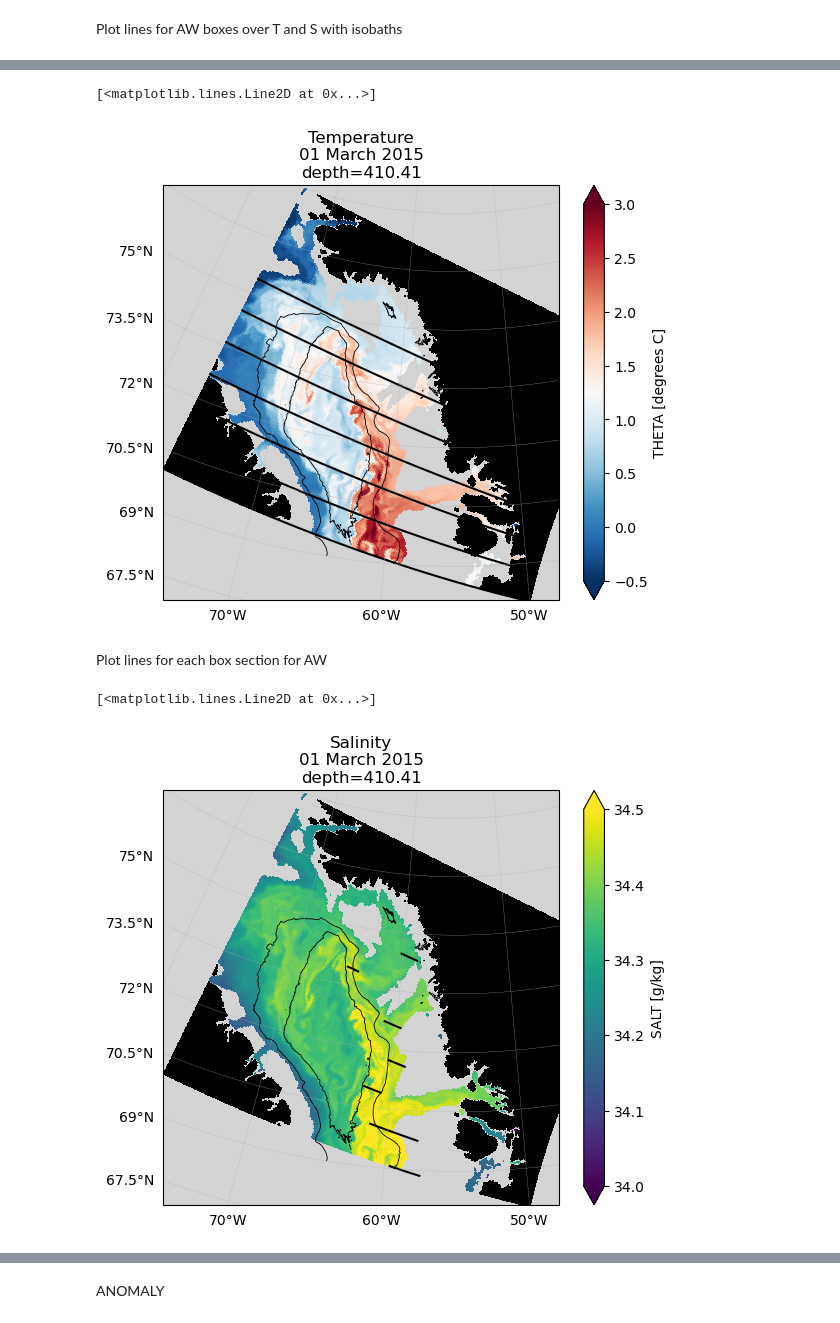
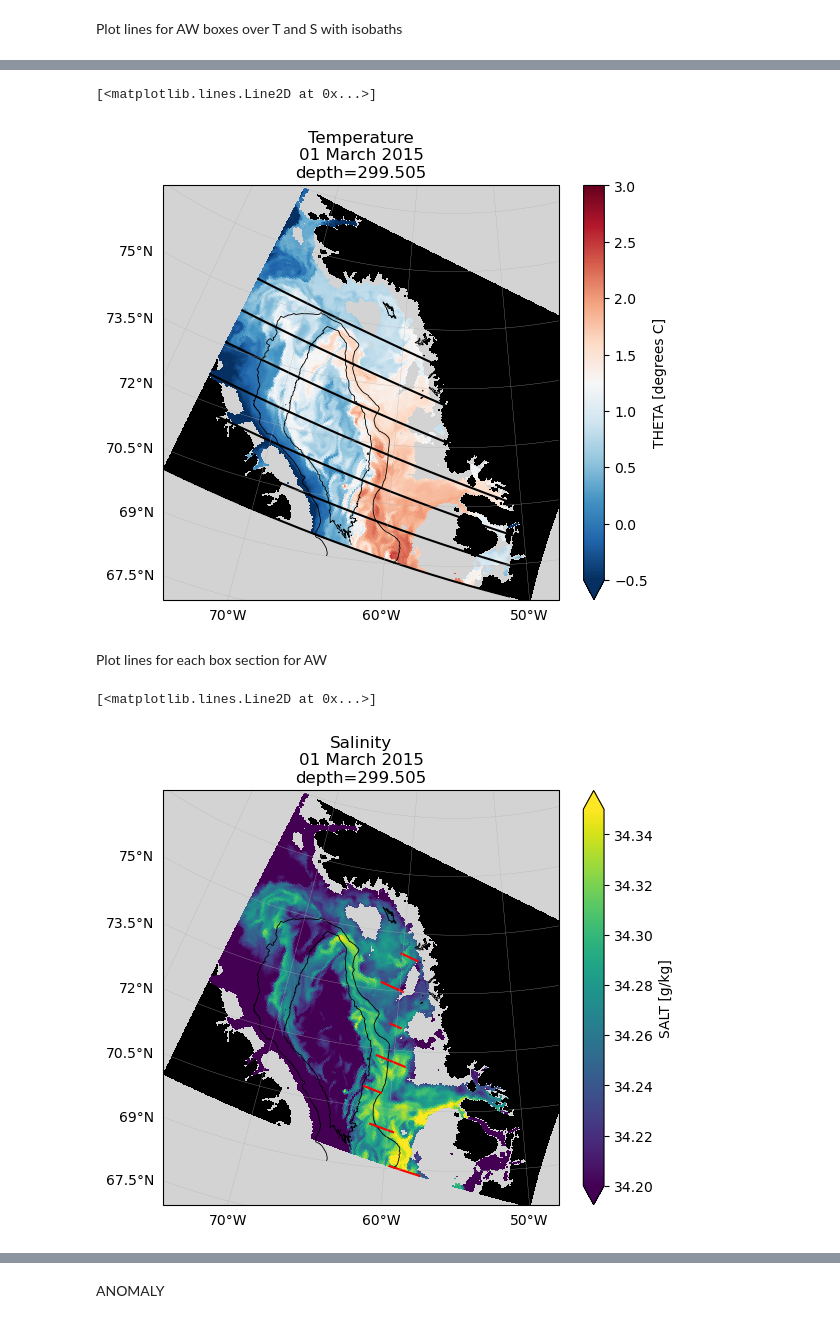
Before and after one commit to mjzahn/OMG_Narwhals_hydrography-manuscript, a Jupyter notebook: 02_analyses-and-plots/ecco_melville/02_ecco_melville_maps.ipynb, the cells around one changed output, grey strips where cells are left out. Saved outputs shown, nothing was run; the diff lists cells and outputs as text; code cells hidden in the pictures.

```diff
--- a/02_analyses-and-plots/ecco_melville/02_ecco_melville_maps.ipynb
+++ b/02_analyses-and-plots/ecco_melville/02_ecco_melville_maps.ipynb
@@ -127,10 +94,10 @@ land_mask.to_netcdf(output_dir + "land_mask_latlon.nc")
 Open subsets
 # %%
 output_dir = "C:/Users/marie/Documents/PhD/Chapter_3/OMG_manuscript_Github/OMG_Narwhals_hydrography-manuscript/02_analyses-and-plots/ecco_melville/slices_nc/"
-theta_400m = xr.open_dataset(output_dir + "theta_201503_400m.nc")
-salt_400m = xr.open_dataset(output_dir + "salt_201503_400m.nc")
+theta_300m = xr.open_dataset(output_dir + "theta_201503_300m.nc")
+salt_300m = xr.open_dataset(output_dir + "salt_201503_300m.nc")
 land_mask = xr.open_dataset(output_dir + "land_mask.nc")
 
-theta_201503_400m = xr.open_dataset(output_dir + "theta_201503_400m_latlon.nc")
-salt_201503_400m = xr.open_dataset(output_dir + "salt_201503_400m_latlon.nc")
+theta_201503_300m = xr.open_dataset(output_dir + "theta_201503_300m_latlon.nc")
+salt_201503_300m = xr.open_dataset(output_dir + "salt_201503_300m_latlon.nc")
 land_mask_latlon = xr.open_dataset(output_dir + "land_mask_latlon.nc")
@@ -194,10 +176,10 @@ salt_400m_coords = salt_400m.set_coords(['longitude','latitude'])
 # %%
 ## subset lines that we extracted for AW boxes
-salt_row000_AW_line = salt_400m_coords.isel(rows=0,  cols=slice(185,210))
-salt_row025_AW_line = salt_400m_coords.isel(rows=25, cols=slice(160,200))
-salt_row050_AW_line = salt_400m_coords.isel(rows=50, cols=slice(145,160))
-salt_row075_AW_line = salt_400m_coords.isel(rows=75, cols=slice(155,170))
-salt_row100_AW_line = salt_400m_coords.isel(rows=100,cols=slice(140,155))
-salt_row125_AW_line = salt_400m_coords.isel(rows=125,cols=slice(95,105))
-salt_row150_AW_line = salt_400m_coords.isel(rows=150,cols=slice(130,145))
+salt_row000_AW_line = salt_300m_below.isel(rows=0,  cols=slice(185,210))
+salt_row025_AW_line = salt_300m_below.isel(rows=25, cols=slice(160,180))
+salt_row050_AW_line = salt_300m_below.isel(rows=50, cols=slice(145,160))
+salt_row075_AW_line = salt_300m_below.isel(rows=75, cols=slice(145,170))
+salt_row100_AW_line = salt_300m_below.isel(rows=100,cols=slice(145,155))
+salt_row125_AW_line = salt_300m_below.isel(rows=125,cols=slice(125,145))
+salt_row150_AW_line = salt_300m_below.isel(rows=150,cols=slice(130,145))
 # %%
@@ -263,14 +240,14 @@ fig = plt.figure(figsize=(6,5), constrained_layout=True)
 ax1 = fig.add_subplot(1,1,1, projection=ccrs.NorthPolarStereo(central_longitude = -55))
 ax1.set_extent([-75, -48, 68, 78], ccrs.PlateCarree())
 
-# theta_400m_below = theta_201503_400m.THETA.where(salt_201503_400m.SALT>30,drop=True)
-# theta_400m_below.isel(time=0).plot(y='latitude',x='longitude',ax=ax1,transform=ccrs.PlateCarree())
+# theta_300m_below = theta_201503_300m.THETA.where(salt_201503_300m.SALT>30,drop=True)
+# theta_300m_below.isel(time=0).plot(y='latitude',x='longitude',ax=ax1,transform=ccrs.PlateCarree())
 
-theta_400m_below.plot(y='latitude',x='longitude',ax=ax1,vmin=-0.5,vmax=3,cmap='RdBu_r',transform=ccrs.PlateCarree())
+theta_300m_below.plot(y='latitude',x='longitude',ax=ax1,vmin=-0.5,vmax=3,cmap='RdBu_r',transform=ccrs.PlateCarree())
 land_mask_latlon.SALT.plot(y='latitude',x='longitude',ax=ax1,cmap='Greys',vmin=-0.5,vmax=1,add_colorbar=False,transform=ccrs.PlateCarree())
 
 ax1.set_facecolor('lightgray')
-ax1.set_title("depth=" + str(theta_400m.depth.values))
+ax1.set_title("depth=" + str(theta_300m.depth.values))
 gl = ax1.gridlines(crs=ccrs.PlateCarree(), linewidth=0.2,draw_labels=True,x_inline=False, y_inline=False,\
                   xpadding=6,ypadding=6,rotate_labels=False)
 gl.top_labels = False
@@ -280,53 +257,53 @@ CS = gebco_bathy_select.plot.contour(ax=ax1,levels=[-2000,-1000],\
                                      linestyles='solid',linewidths=0.6,colors='k',\
                                      transform=ccrs.PlateCarree())
 # ax1.clabel(CS, CS.levels, inline=True, fontsize=8);
-ax1.set_title("Temperature\n01 March 2015\ndepth=" + str(theta_400m.depth.values));
+ax1.set_title("Temperature\n01 March 2015\ndepth=" + str(theta_300m.depth.values));
 
 ## plot rows over model area
-plt.plot(salt_400m_coords.isel(rows=0).longitude, salt_400m_coords.isel(rows=0).latitude, c='k',transform=ccrs.PlateCarree())
-plt.plot(salt_400m_coords.isel(rows=25).longitude, salt_400m_coords.isel(rows=25).latitude, c='k',transform=ccrs.PlateCarree())
-plt.plot(salt_400m_coords.isel(rows=50).longitude, salt_400m_coords.isel(rows=50).latitude, c='k',transform=ccrs.PlateCarree())
-plt.plot(salt_400m_coords.isel(rows=75).longitude, salt_400m_coords.isel(rows=75).latitude, c='k',transform=ccrs.PlateCarree())
-plt.plot(salt_400m_coords.isel(rows=100).longitude, salt_400m_coords.isel(rows=100).latitude, c='k',transform=ccrs.PlateCarree())
-plt.plot(salt_400m_coords.isel(rows=125).longitude, salt_400m_coords.isel(rows=125).latitude, c='k',transform=ccrs.PlateCarree())
-plt.plot(salt_400m_coords.isel(rows=150).longitude, salt_400m_coords.isel(rows=150).latitude, c='k',transform=ccrs.PlateCarree())
+plt.plot(salt_300m_below.isel(rows=0).longitude,  salt_300m_below.isel(rows=0).latitude, c='k',transform=ccrs.PlateCarree())
+plt.plot(salt_300m_below.isel(rows=25).longitude, salt_300m_below.isel(rows=25).latitude, c='k',transform=ccrs.PlateCarree())
+plt.plot(salt_300m_below.isel(rows=50).longitude, salt_300m_below.isel(rows=50).latitude, c='k',transform=ccrs.PlateCarree())
+plt.plot(salt_300m_below.isel(rows=75).longitude, salt_300m_below.isel(rows=75).latitude, c='k',transform=ccrs.PlateCarree())
+plt.plot(salt_300m_below.isel(rows=100).longitude, salt_300m_below.isel(rows=100).latitude, c='k',transform=ccrs.PlateCarree())
+plt.plot(salt_300m_below.isel(rows=125).longitude, salt_300m_below.isel(rows=125).latitude, c='k',transform=ccrs.PlateCarree())
+plt.plot(salt_300m_below.isel(rows=150).longitude, salt_300m_below.isel(rows=150).latitude, c='k',transform=ccrs.PlateCarree())
 # %% [output]
 [<matplotlib.lines.Line2D at 0x...>]
-[figure, old version]
+[figure, new version]
 # %% [markdown]
 Plot lines for each box section for AW
 # %%
 fig = plt.figure(figsize=(6,5), constrained_layout=True)
 ax1 = fig.add_subplot(1,1,1, projection=ccrs.NorthPolarStereo(central_longitude = -55))
 ax1.set_extent([-75, -48, 68, 78], ccrs.PlateCarree())
 
-salt_400m_below.plot(y='latitude',x='longitude',ax=ax1,vmin=34,vmax=34.5,transform=ccrs.PlateCarree())
+salt_300m_below.SALT.plot(y='latitude',x='longitude',ax=ax1,vmin=34.2,vmax=34.35,transform=ccrs.PlateCarree())
 land_mask_latlon.SALT.plot(y='latitude',x='longitude',ax=ax1,cmap='Greys',vmin=-0.5,vmax=1,add_colorbar=False,transform=ccrs.PlateCarree())
 
 ax1.set_facecolor('lightgray')
-ax1.set_title("depth=" + str(theta_400m.depth.values))
+ax1.set_title("depth=" + str(theta_300m.depth.values))
 gl = ax1.gridlines(crs=ccrs.PlateCarree(), linewidth=0.2,draw_labels=True,x_inline=False, y_inline=False,\
                   xpadding=6,ypadding=6,rotate_labels=False)
 gl.top_labels = False
 gl.right_labels = False
 
 CS = gebco_bathy_select.plot.contour(ax=ax1,levels=[-2000,-1000],\
                                      linestyles='solid',linewidths=0.6,colors='k',\
                                      transform=ccrs.PlateCarree())
 # ax1.clabel(CS, CS.levels, inline=True, fontsize=8);
-ax1.set_title("Salinity\n01 March 2015\ndepth=" + str(salt_400m.depth.values));
+ax1.set_title("Salinity\n01 March 2015\ndepth=" + str(salt_300m.depth.values));
 
 ## add lines for what boxes we are selecting along each row
-plt.plot(salt_row000_AW_line.longitude,salt_row000_AW_line.latitude,c='k',transform=ccrs.PlateCarree())
-plt.plot(salt_row025_AW_line.longitude,salt_row025_AW_line.latitude,c='k',transform=ccrs.PlateCarree())
-plt.plot(salt_row050_AW_line.longitude,salt_row050_AW_line.latitude,c='k',transform=ccrs.PlateCarree())
-plt.plot(salt_row075_AW_line.longitude,salt_row075_AW_line.latitude,c='k',transform=ccrs.PlateCarree())
-plt.plot(salt_row100_AW_line.longitude,salt_row100_AW_line.latitude,c='k',transform=ccrs.PlateCarree())
-plt.plot(salt_row125_AW_line.longitude,salt_row125_AW_line.latitude,c='k',transform=ccrs.PlateCarree())
-plt.plot(salt_row150_AW_line.longitude,salt_row150_AW_line.latitude,c='k',transform=ccrs.PlateCarree())
+plt.plot(salt_row000_AW_line.longitude,salt_row000_AW_line.latitude,c='r',transform=ccrs.PlateCarree())
+plt.plot(salt_row025_AW_line.longitude,salt_row025_AW_line.latitude,c='r',transform=ccrs.PlateCarree())
+plt.plot(salt_row050_AW_line.longitude,salt_row050_AW_line.latitude,c='r',transform=ccrs.PlateCarree())
+plt.plot(salt_row075_AW_line.longitude,salt_row075_AW_line.latitude,c='r',transform=ccrs.PlateCarree())
+plt.plot(salt_row100_AW_line.longitude,salt_row100_AW_line.latitude,c='r',transform=ccrs.PlateCarree())
+plt.plot(salt_row125_AW_line.longitude,salt_row125_AW_line.latitude,c='r',transform=ccrs.PlateCarree())
+plt.plot(salt_row150_AW_line.longitude,salt_row150_AW_line.latitude,c='r',transform=ccrs.PlateCarree())
 # %% [output]
 [<matplotlib.lines.Line2D at 0x...>]
-[figure, old version]
+[figure, new version]
 # %%
 fig = plt.figure(figsize=(6,5), constrained_layout=True)
 ax1 = fig.add_subplot(1,1,1, projection=ccrs.NorthPolarStereo(central_longitude = -55))
```
Also changed, not shown: parts of 29 cells of this notebook, 17 other files.
